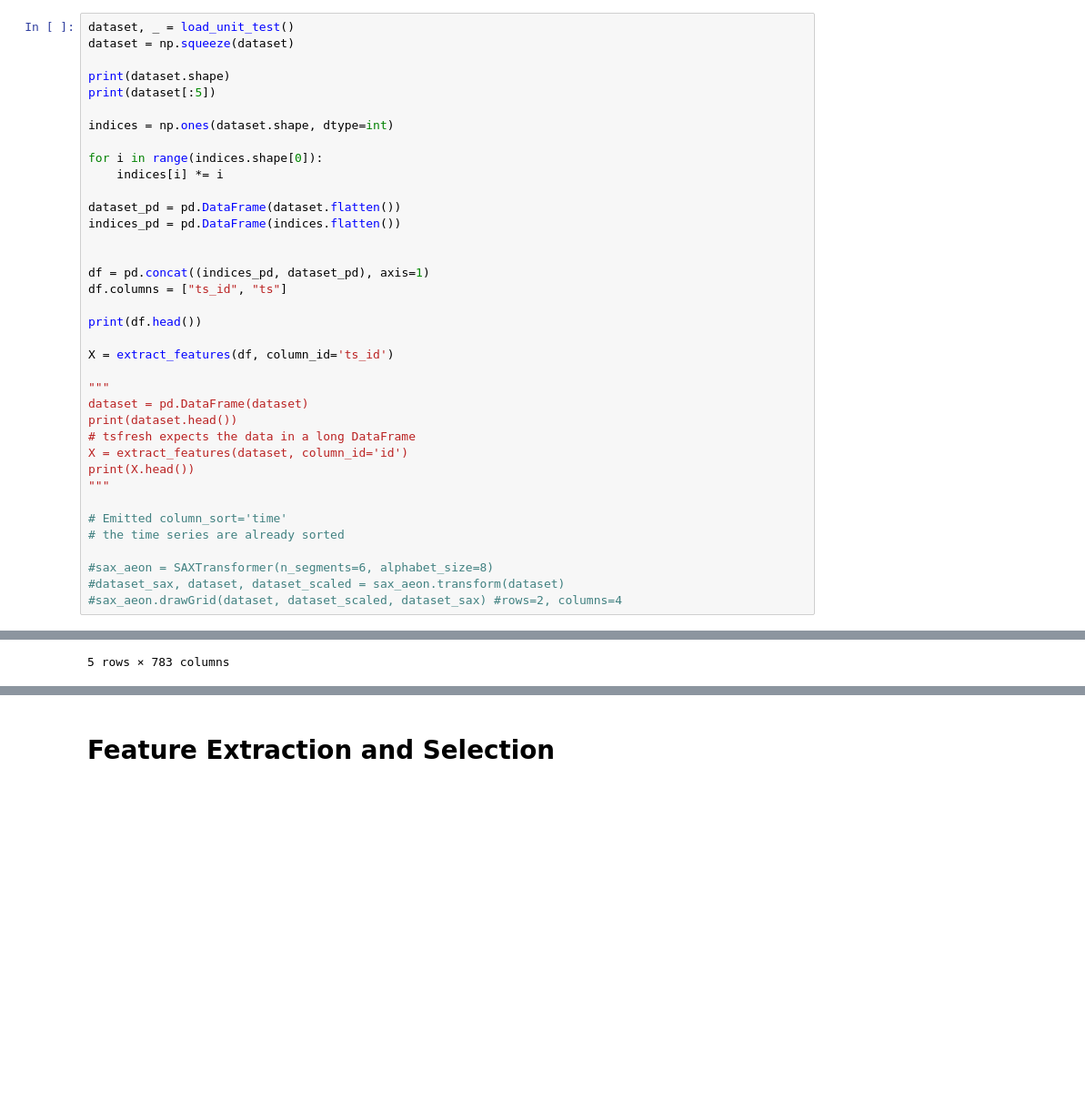
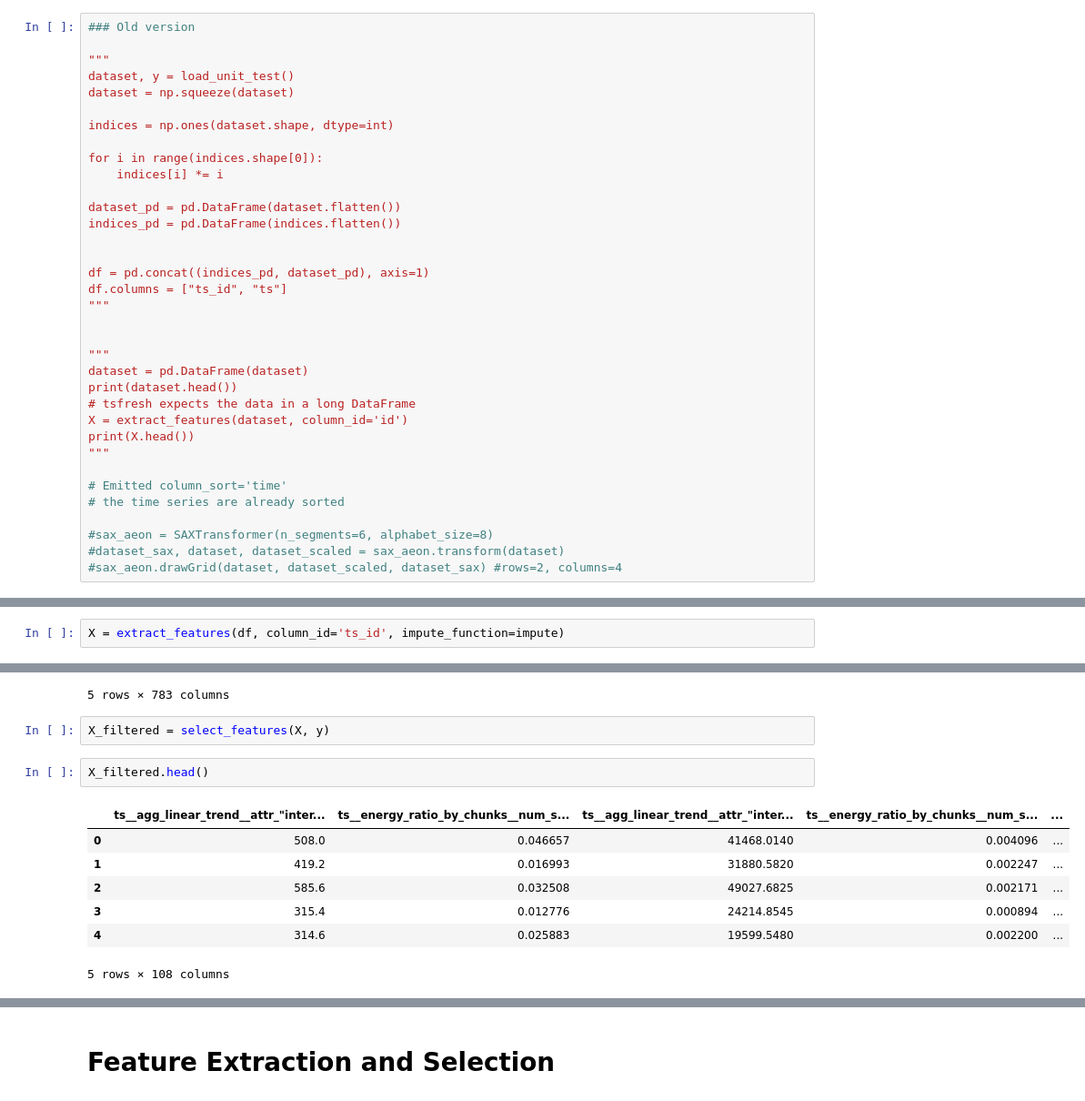
Before and after one commit to bwinner1/NeSyTimeseries, a Jupyter notebook: tsfresh.ipynb, the cells around one changed output, grey strips where cells are left out. Shown: that part at 91% size. Drawn from its saved outputs; the diff is of its cells as text; blank space fills up the shorter version.

```diff
--- a/tsfresh.ipynb
+++ b/tsfresh.ipynb
@@ -16,9 +57,9 @@ from tsfresh.feature_extraction import extract_features
 # %%
-dataset, _ = load_unit_test()
+### Old version
+
+"""
+dataset, y = load_unit_test()
 dataset = np.squeeze(dataset)
-
-print(dataset.shape)
-print(dataset[:5])
 
 indices = np.ones(dataset.shape, dtype=int)
 
@@ -31,10 +72,8 @@ indices_pd = pd.DataFrame(indices.flatten())
 
 df = pd.concat((indices_pd, dataset_pd), axis=1)
 df.columns = ["ts_id", "ts"]
+"""
 
-print(df.head())
-
-X = extract_features(df, column_id='ts_id')
 
 """
 dataset = pd.DataFrame(dataset)
@@ -69,6 +108,8 @@ print(X.head())
 3      0  212.0
 4      0   55.0
 "\ndataset = pd.DataFrame(dataset)\nprint(dataset.head())\n# tsfresh expects the data in a long DataFrame\nX = extract_features(dataset, column_id='id')\nprint(X.head())\n"
+# %%
+X = extract_features(df, column_id='ts_id', impute_function=impute)
 # %%
 X.head()
 # %% [output]
@@ -79,3 +120,15 @@ X.head()
 | 3 | 1.0 | 0.0 | 0.0 | 0.0 | 19235.0 | ... |
 | 4 | 1.0 | 0.0 | 0.0 | 0.0 | 12978.0 | ... |
 5 rows × 783 columns
+# %%
+X_filtered = select_features(X, y)
+# %%
+X_filtered.head()
+# %% [output]
+|  | ts__agg_linear_trend__attr_"inter... | ts__energy_ratio_by_chunks__num_s... | ts__agg_linear_trend__attr_"inter... | ts__energy_ratio_by_chunks__num_s... | ... |
+| 0 | 508.0 | 0.046657 | 41468.0140 | 0.004096 | ... |
+| 1 | 419.2 | 0.016993 | 31880.5820 | 0.002247 | ... |
+| 2 | 585.6 | 0.032508 | 49027.6825 | 0.002171 | ... |
+| 3 | 315.4 | 0.012776 | 24214.8545 | 0.000894 | ... |
+| 4 | 314.6 | 0.025883 | 19599.5480 | 0.002200 | ... |
+5 rows × 108 columns
```
Also changed, not shown: parts of 6 cells of this notebook, 4 other files.
